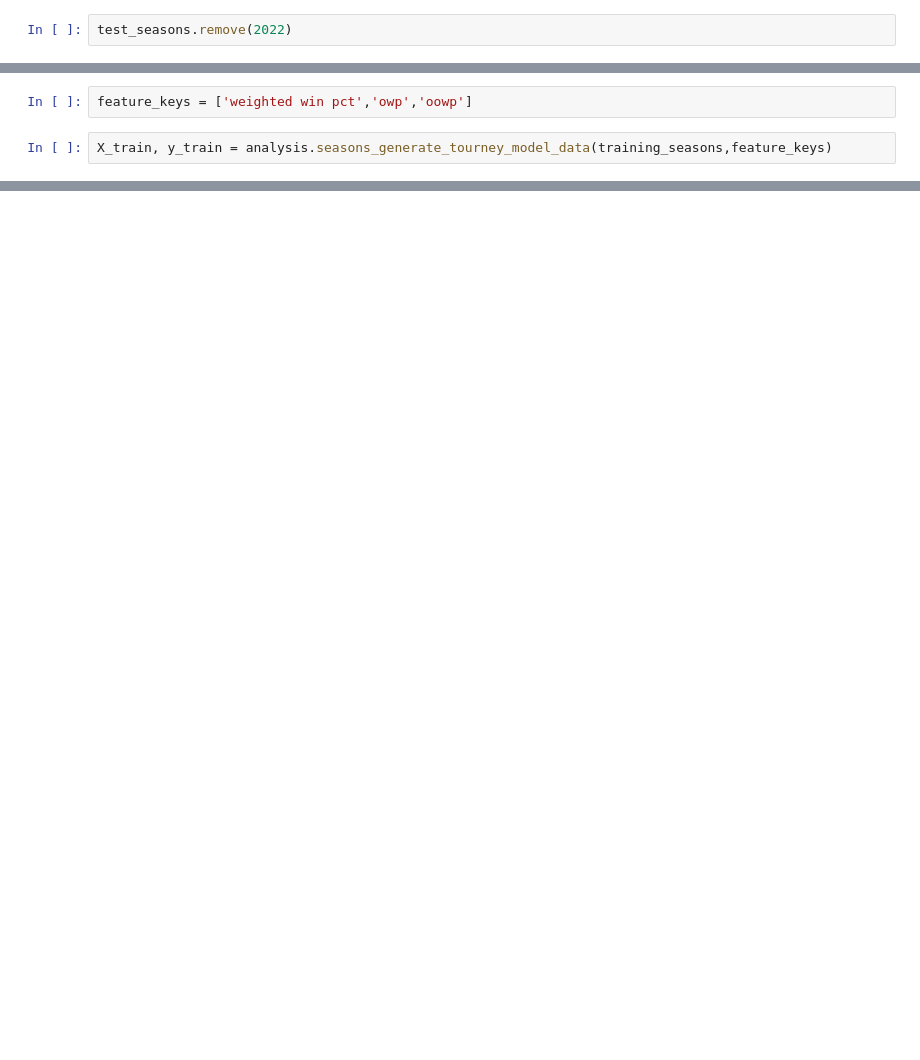
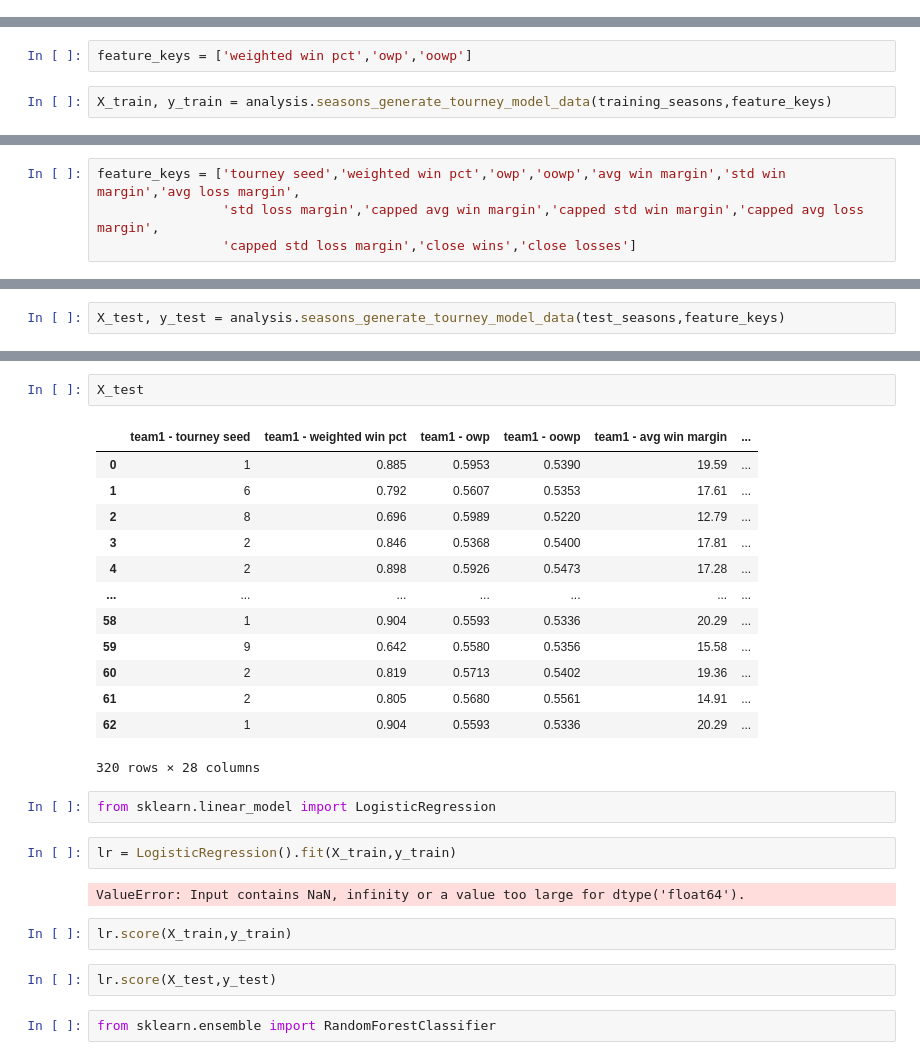
Before and after one commit to jhowenstein/march-madness-ML, a Jupyter notebook: March Madness - Model Investigation.ipynb, the cells around one changed output, grey strips where cells are left out. Saved outputs shown, nothing was run; the diff lists cells and outputs as text; blank space fills up the shorter version.

```diff
--- a/March Madness - Model Investigation.ipynb
+++ b/March Madness - Model Investigation.ipynb
@@ -48,7 +48,5 @@ analysis.calc_seasons_features()
 # %%
 training_seasons, test_seasons = analysis.train_test_split_seasons()
-# %%
-test_seasons.remove(2022)
 # %%
 test_seasons
 # %% [output]
@@ -63,0 +198,4 @@ X_train.shape
+# %%
+feature_keys = ['tourney seed','weighted win pct','owp','oowp','avg win margin','std win margin','avg loss margin',
+                'std loss margin','capped avg win margin','capped std win margin','capped avg loss margin',
+                'capped std loss margin','close wins','close losses']
@@ -63,0 +204,2 @@ X_train.shape
+# %%
+X_test, y_test = analysis.seasons_generate_tourney_model_data(test_seasons,feature_keys)
@@ -63,0 +242,28 @@ X_train.shape
+# %%
+X_test
+# %% [output]
+|  | team1 - tourney seed | team1 - weighted win pct | team1 - owp | team1 - oowp | team1 - avg win margin | ... |
+| 0 | 1 | 0.885 | 0.5953 | 0.5390 | 19.59 | ... |
+| 1 | 6 | 0.792 | 0.5607 | 0.5353 | 17.61 | ... |
+| 2 | 8 | 0.696 | 0.5989 | 0.5220 | 12.79 | ... |
+| 3 | 2 | 0.846 | 0.5368 | 0.5400 | 17.81 | ... |
+| 4 | 2 | 0.898 | 0.5926 | 0.5473 | 17.28 | ... |
+| ... | ... | ... | ... | ... | ... | ... |
+| 58 | 1 | 0.904 | 0.5593 | 0.5336 | 20.29 | ... |
+| 59 | 9 | 0.642 | 0.5580 | 0.5356 | 15.58 | ... |
+| 60 | 2 | 0.819 | 0.5713 | 0.5402 | 19.36 | ... |
+| 61 | 2 | 0.805 | 0.5680 | 0.5561 | 14.91 | ... |
+| 62 | 1 | 0.904 | 0.5593 | 0.5336 | 20.29 | ... |
+320 rows × 28 columns
+# %%
+from sklearn.linear_model import LogisticRegression
+# %%
+lr = LogisticRegression().fit(X_train,y_train)
+# %% [output]
+ValueError: Input contains NaN, infinity or a value too large for dtype('float64').
+# %%
+lr.score(X_train,y_train)
+# %%
+lr.score(X_test,y_test)
+# %%
+from sklearn.ensemble import RandomForestClassifier
```
Also changed, not shown: parts of 57 cells of this notebook, 2 other files.
